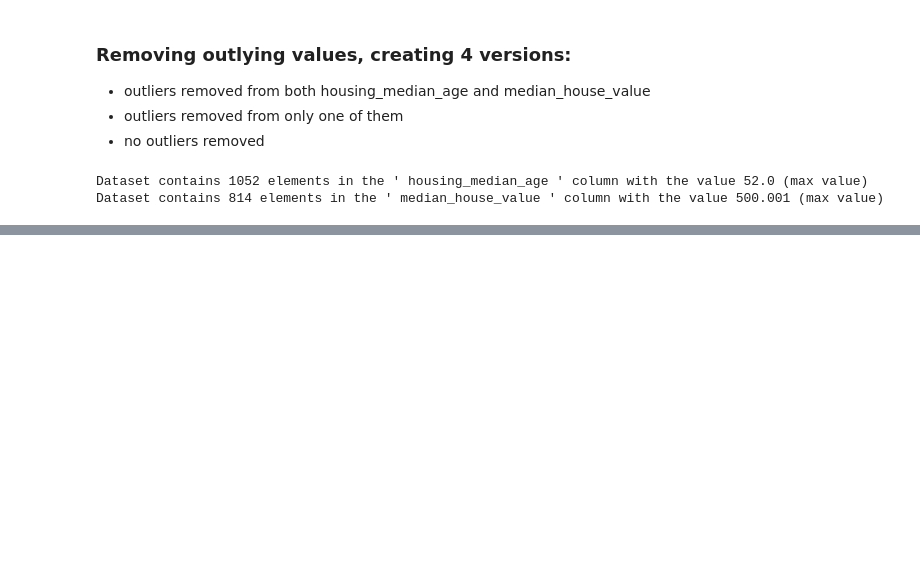
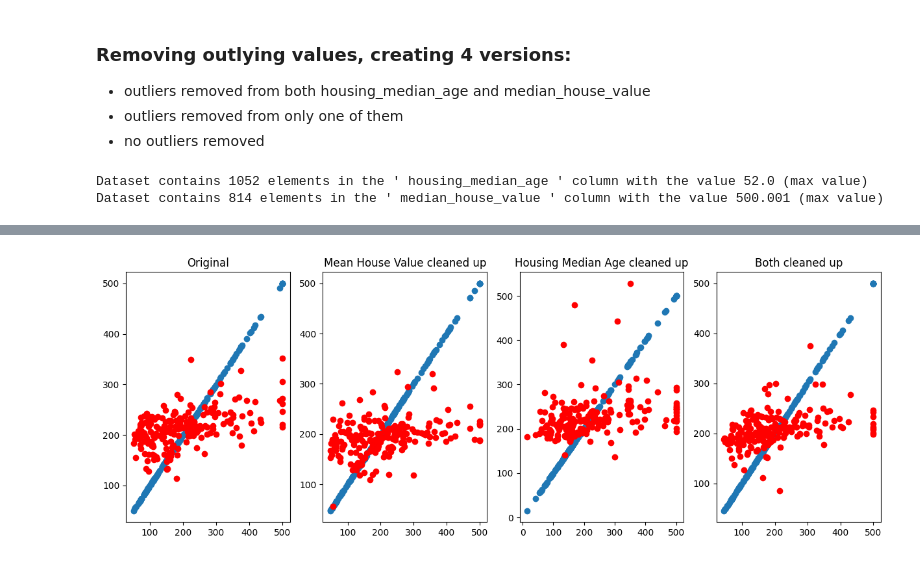
Before and after one commit to harcipulyka/ml, a Jupyter notebook: ipynbs/02_housing_06_cleaned_data.ipynb, the cells around one changed output, grey strips where cells are left out. Saved outputs shown, nothing was run; the diff lists cells and outputs as text; code cells hidden in the pictures; blank space fills up the shorter version.

```diff
--- a/ipynbs/02_housing_06_cleaned_data.ipynb
+++ b/ipynbs/02_housing_06_cleaned_data.ipynb
@@ -203,0 +213,7 @@ Error:
+# %%
+#sampling data
+samples = []
+samples.append(lib.create_inference_sample(training_df, my_feature, none_model))
+samples.append(lib.create_inference_sample(training_df, my_feature, mhv_model))
+samples.append(lib.create_inference_sample(training_df, my_feature, hma_model))
+samples.append(lib.create_inference_sample(training_df, my_feature, both_model))
@@ -204 +225,10 @@ Error:
+# %%
+charts.plot_training_test_validat_accuracy(
+    dfs=samples,
+    label_key=my_label,
+    titles=keys,
+    columns=4
+)
+# %% [output]
+[figure, added]
 # %%
```
Also changed, not shown: parts of 14 cells of this notebook, 1 other file.
